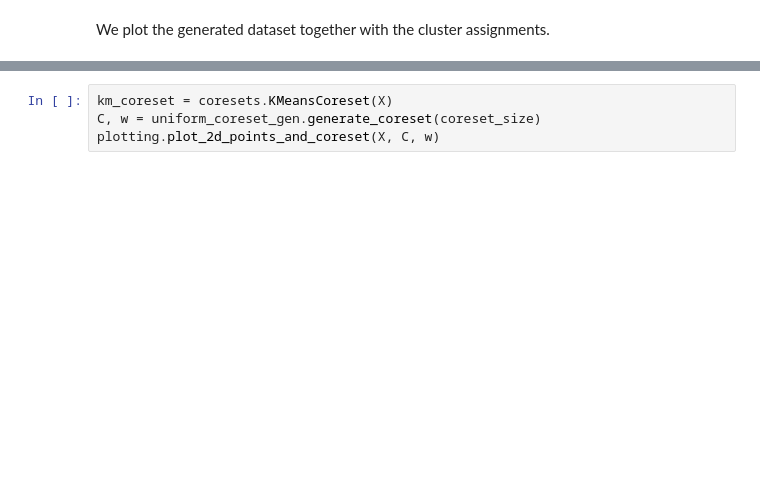
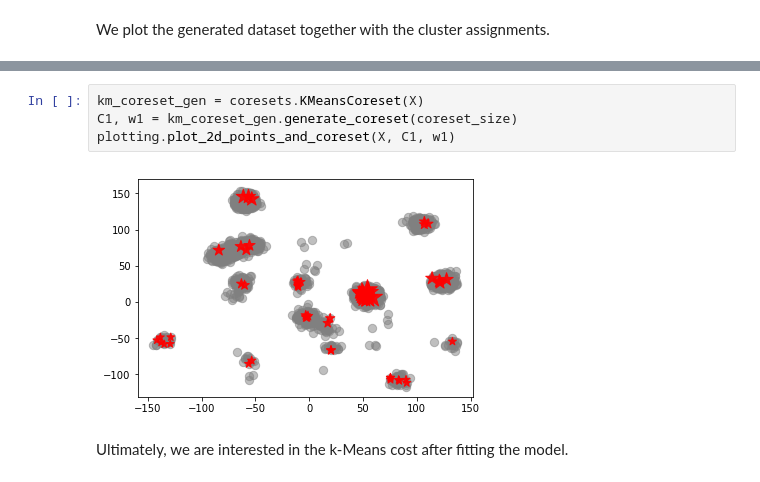
Before and after one commit to zalanborsos/coresets, a Jupyter notebook: examples/kmeans.ipynb, the cells around one changed output, grey strips where cells are left out. Saved outputs shown, nothing was run; the diff lists cells and outputs as text; blank space fills up the shorter version.

```diff
--- a/examples/kmeans.ipynb
+++ b/examples/kmeans.ipynb
@@ -84,4 +88,8 @@ The red stars indicate selected coreset points. Since we are only selecting
 # %%
-km_coreset = coresets.KMeansCoreset(X)
-C, w = uniform_coreset_gen.generate_coreset(coreset_size)
-plotting.plot_2d_points_and_coreset(X, C, w)
+km_coreset_gen = coresets.KMeansCoreset(X)
+C1, w1 = km_coreset_gen.generate_coreset(coreset_size)
+plotting.plot_2d_points_and_coreset(X, C1, w1)
+# %% [output]
+[figure, added]
+# %% [markdown]
+Ultimately, we are interested in the k-Means cost after fitting the model.
```
Also changed, not shown: parts of 16 cells of this notebook, 1 other file.
